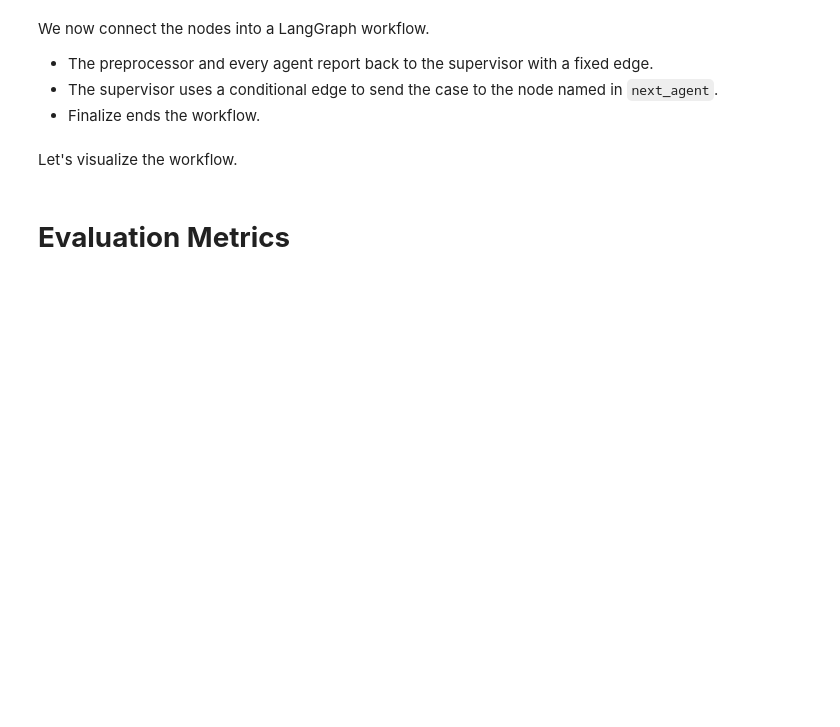
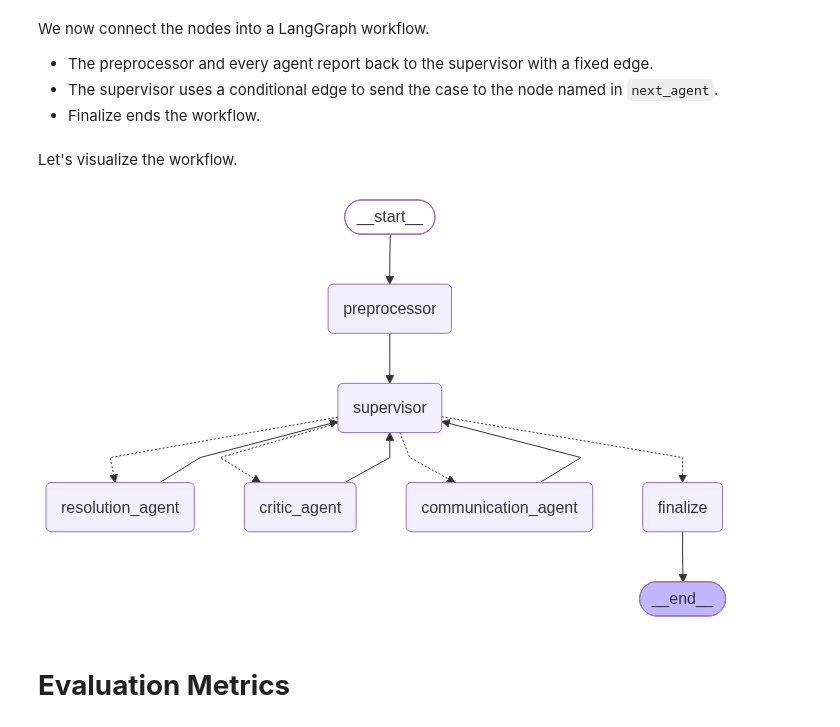
Before and after one commit to Kwasi-Dankwa/Multi-Agent-Delivery-Exception-System, a Jupyter notebook: Project_Full_Code_Notebook.ipynb, the cells around one changed output. Drawn from its saved outputs; the diff is of its cells as text; code cells hidden in the pictures; blank space fills up the shorter version.

Commit message:
defining langgraph workflow and visualizing it

```diff
--- a/Project_Full_Code_Notebook.ipynb
+++ b/Project_Full_Code_Notebook.ipynb
@@ -962,7 +960,45 @@ We now connect the nodes into a LangGraph workflow.
+# %%
+# write the code to define the LangGraph workflow and compile it into an app named app
+def route_from_supervisor(state: AgentState) -> str:
+    return state["next_agent"]
+
+
+workflow = StateGraph(AgentState)
+
+workflow.add_node("preprocessor", preprocessor_node)
+workflow.add_node("supervisor", supervisor_node)
+workflow.add_node("resolution_agent", resolution_agent_node)
+workflow.add_node("critic_agent", critic_agent_node)
+workflow.add_node("communication_agent", communication_agent_node)
+workflow.add_node("finalize", finalize_node)
+
+workflow.add_edge(START, "preprocessor")
+workflow.add_edge("preprocessor", "supervisor")
+workflow.add_edge("resolution_agent", "supervisor")
+workflow.add_edge("critic_agent", "supervisor")
+workflow.add_edge("communication_agent", "supervisor")
+
+workflow.add_conditional_edges(
+    "supervisor",
+    route_from_supervisor,
+    {
+        "resolution_agent": "resolution_agent",
+        "critic_agent": "critic_agent",
+        "communication_agent": "communication_agent",
+        "finalize": "finalize",
+    },
+)
+
+workflow.add_edge("finalize", END)
+
+app = workflow.compile()
 # %% [markdown]
 Let's visualize the workflow.
 # %%
 # write the code to visualize the LangGraph workflow
+display(Image(app.get_graph().draw_mermaid_png()))
+# %% [output]
+[figure, added]
 # %% [markdown]
 # **Evaluation Metrics**
 # %% [markdown]
```
Also changed, not shown: parts of 1 cell of this notebook.
